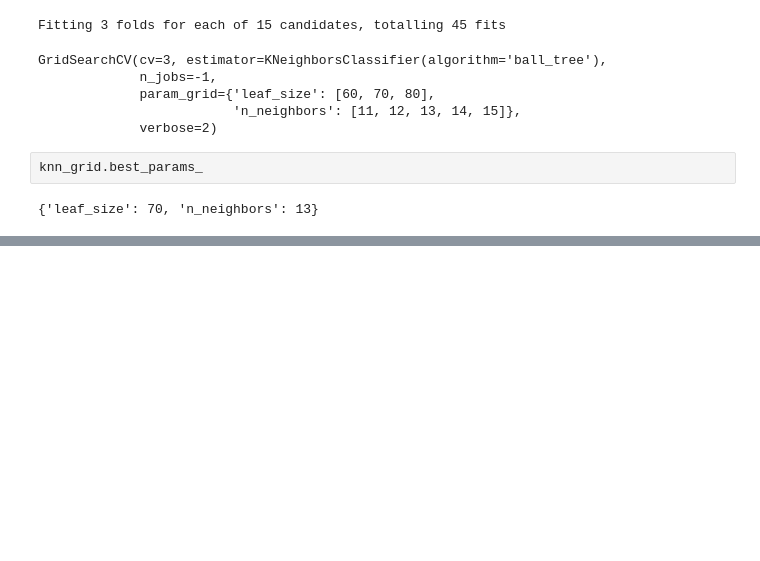
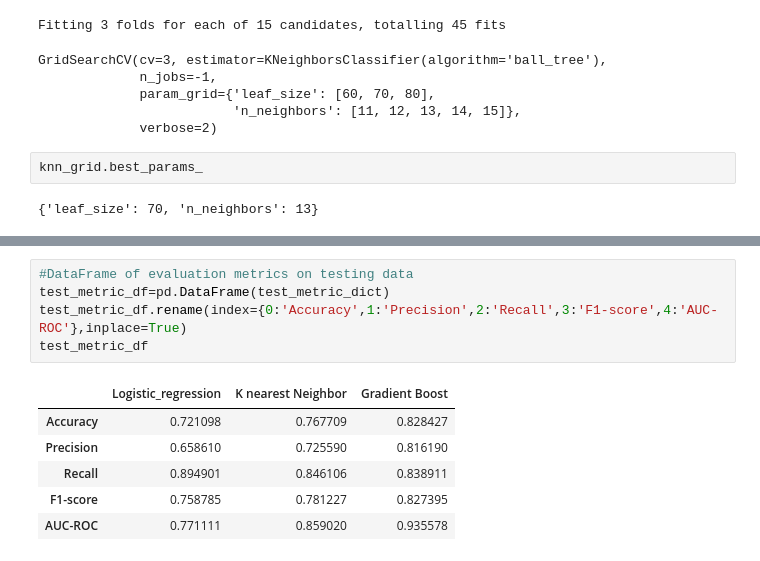
Before and after one commit to shiyasAli/Health-insurance-cross-sell-prediction, a Jupyter notebook: Copy_of_HEALTH_INSURANCE_CROSS_SELL_PREDICTION.ipynb, the cells around one changed output, grey strips where cells are left out. Saved outputs shown, nothing was run; the diff lists cells and outputs as text; blank space fills up the shorter version.

```diff
--- a/Copy_of_HEALTH_INSURANCE_CROSS_SELL_PREDICTION.ipynb
+++ b/Copy_of_HEALTH_INSURANCE_CROSS_SELL_PREDICTION.ipynb
@@ -657,0 +728,12 @@ accuracy_score(y_test,y_pred_test)
+# %%
+#DataFrame of evaluation metrics on testing data
+test_metric_df=pd.DataFrame(test_metric_dict)
+test_metric_df.rename(index={0:'Accuracy',1:'Precision',2:'Recall',3:'F1-score',4:'AUC-ROC'},inplace=True)
+test_metric_df
+# %% [output]
+|  | Logistic_regression | K nearest Neighbor | Gradient Boost |
+| Accuracy | 0.721098 | 0.767709 | 0.828427 |
+| Precision | 0.658610 | 0.725590 | 0.816190 |
+| Recall | 0.894901 | 0.846106 | 0.838911 |
+| F1-score | 0.758785 | 0.781227 | 0.827395 |
+| AUC-ROC | 0.771111 | 0.859020 | 0.935578 |
```
Also changed, not shown: parts of 55 cells of this notebook.
